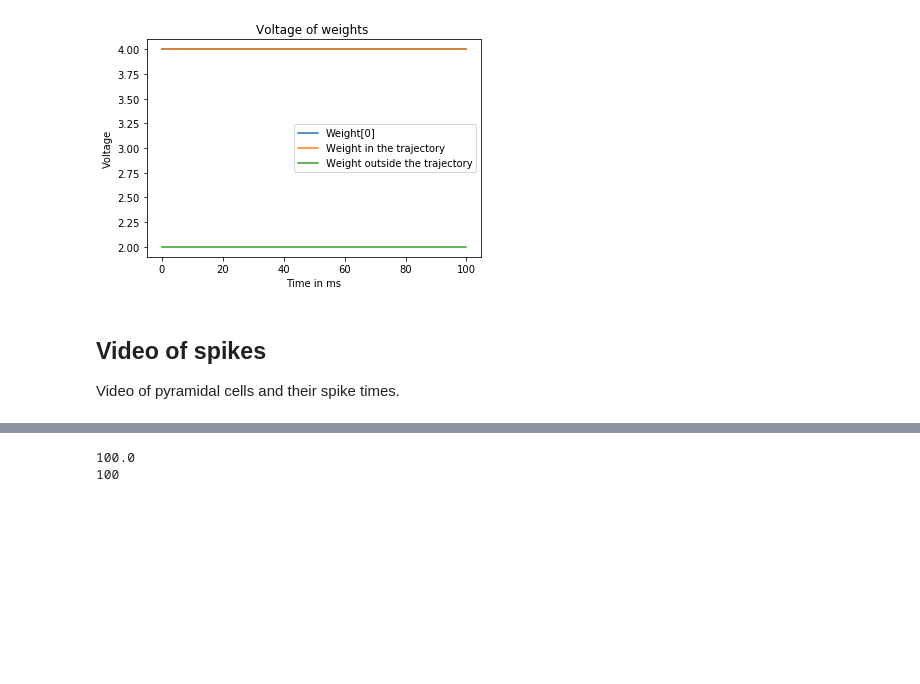
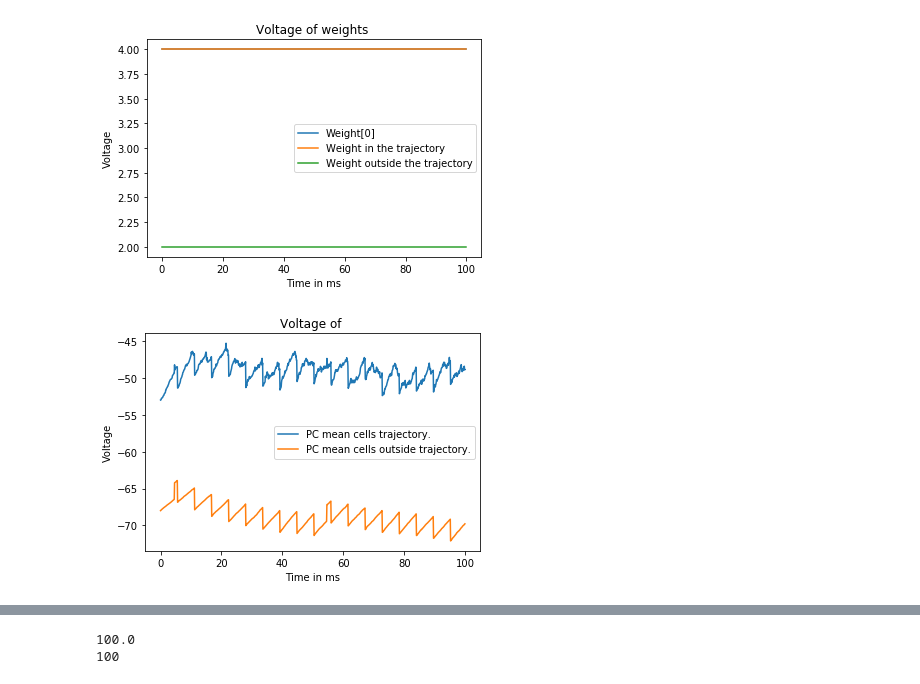
Before and after one commit to Victoriad1996/SemesterProject, a Jupyter notebook: SimpleFairhall/fairhall.ipynb, the cells around one changed output, grey strips where cells are left out. Saved outputs shown, nothing was run; the diff lists cells and outputs as text; code cells hidden in the pictures; blank space fills up the shorter version.

```diff
--- a/SimpleFairhall/fairhall.ipynb
+++ b/SimpleFairhall/fairhall.ipynb
@@ -88,6 +87,7 @@ PlotVoltagesFunctions.plot_voltages_mean_other_types(fm1, ['INH', 'R', 'threshol
 PlotVoltagesFunctions.plot_voltages_other_types(fm1, ['weights'])
 # %% [output]
 [figure]
-# %% [markdown]
-## Video of spikes
-Video of pyramidal cells and their spike times.
+# %%
+PlotVoltagesFunctions.plot_voltages_mean_trajectory(fm1)
+# %% [output]
+[figure, added]
```
Also changed, not shown: parts of 20 cells of this notebook, 8 other files.
